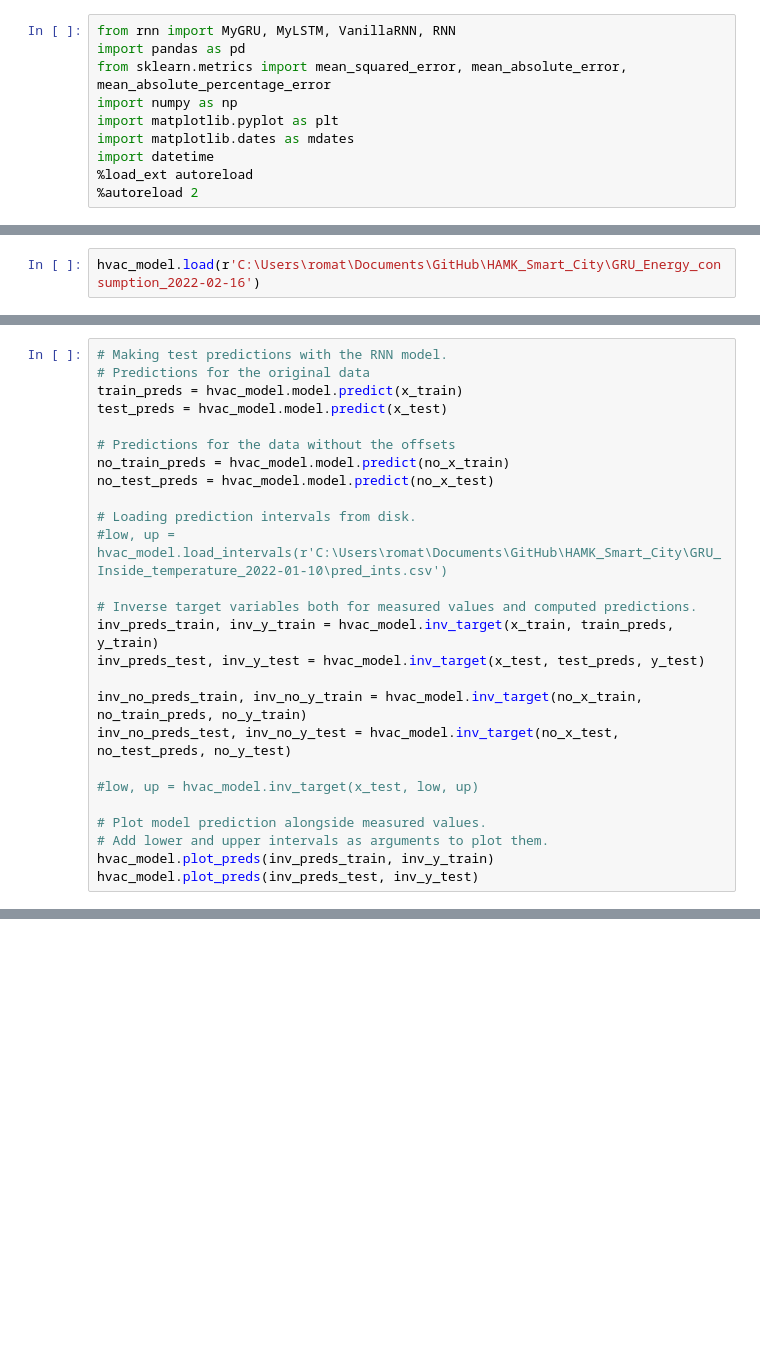
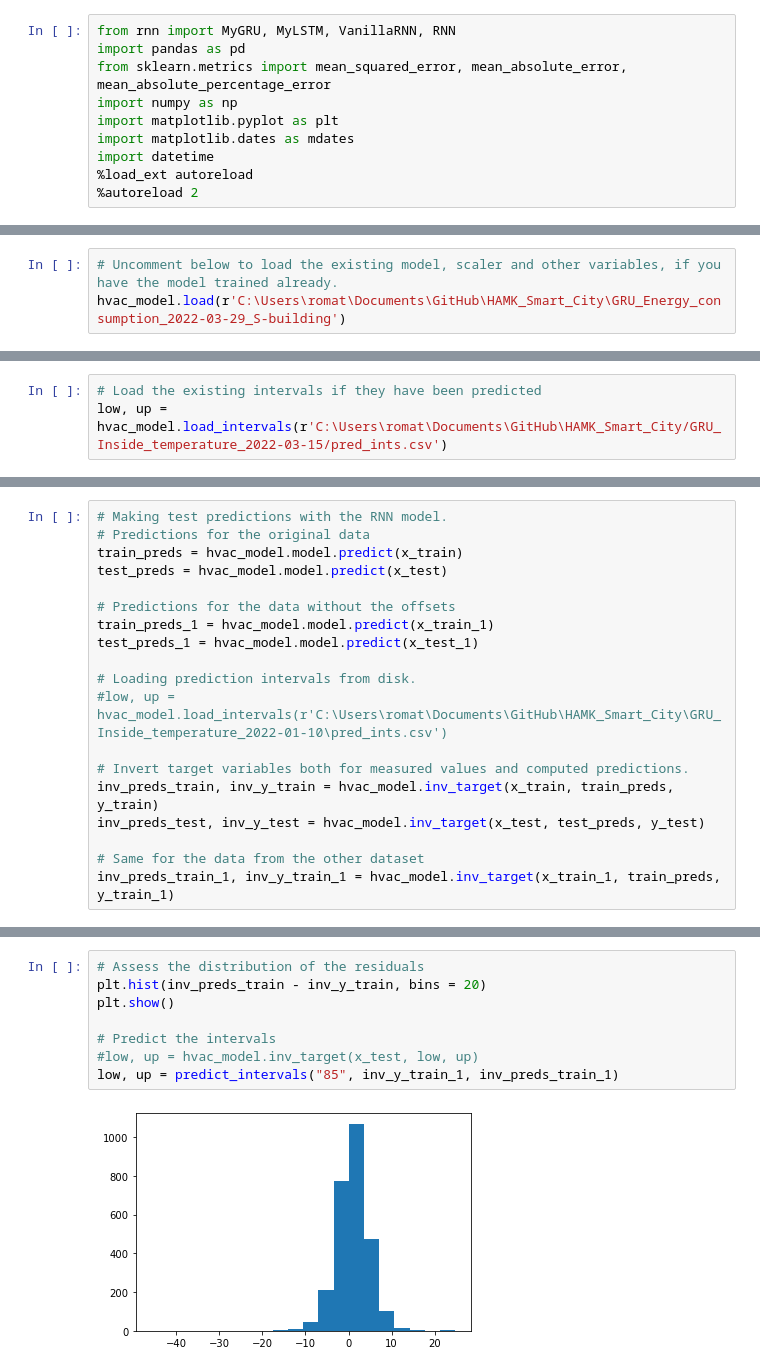
Before and after one commit to hamk-uas/HAMK_Smart_City, a Jupyter notebook: main.ipynb, the cells around one changed output, grey strips where cells are left out. Drawn from its saved outputs; the diff is of its cells as text; blank space fills up the shorter version.

Commit message:
Finalised the documentation. Reorganized the files

```diff
--- a/main.ipynb
+++ b/main.ipynb
@@ -103,2 +143,0 @@ Other variables saved.
-# %%
-hvac_model.load(r'C:\Users\romat\Documents\GitHub\HAMK_Smart_City\GRU_Energy_consumption_2022-02-16')
@@ -109,0 +144,3 @@ Other variables loaded.
+# %%
+# Uncomment below to load the existing model, scaler and other variables, if you have the model trained already.
+hvac_model.load(r'C:\Users\romat\Documents\GitHub\HAMK_Smart_City\GRU_Energy_consumption_2022-03-29_S-building')
@@ -136,0 +179,3 @@ TypeError: 'tuple' object is not callable
+# %%
+# Load the existing intervals if they have been predicted
+low, up = hvac_model.load_intervals(r'C:\Users\romat\Documents\GitHub\HAMK_Smart_City/GRU_Inside_temperature_2022-03-15/pred_ints.csv')
@@ -141,22 +214,15 @@ train_preds = hvac_model.model.predict(x_train)
 test_preds = hvac_model.model.predict(x_test)
 
 # Predictions for the data without the offsets
-no_train_preds = hvac_model.model.predict(no_x_train)
-no_test_preds = hvac_model.model.predict(no_x_test)
+train_preds_1 = hvac_model.model.predict(x_train_1)
+test_preds_1 = hvac_model.model.predict(x_test_1)
 
 # Loading prediction intervals from disk.
 #low, up = hvac_model.load_intervals(r'C:\Users\romat\Documents\GitHub\HAMK_Smart_City\GRU_Inside_temperature_2022-01-10\pred_ints.csv')
 
-# Inverse target variables both for measured values and computed predictions.
+# Invert target variables both for measured values and computed predictions.
 inv_preds_train, inv_y_train = hvac_model.inv_target(x_train, train_preds, y_train)
 inv_preds_test, inv_y_test = hvac_model.inv_target(x_test, test_preds, y_test)
 
-inv_no_preds_train, inv_no_y_train = hvac_model.inv_target(no_x_train, no_train_preds, no_y_train)
-inv_no_preds_test, inv_no_y_test = hvac_model.inv_target(no_x_test, no_test_preds, no_y_test)
-
-#low, up = hvac_model.inv_target(x_test, low, up)
-
-# Plot model prediction alongside measured values.
-# Add lower and upper intervals as arguments to plot them.
-hvac_model.plot_preds(inv_preds_train, inv_y_train)
-hvac_model.plot_preds(inv_preds_test, inv_y_test)
+# Same for the data from the other dataset
+inv_preds_train_1, inv_y_train_1 = hvac_model.inv_target(x_train_1, train_preds, y_train_1)
@@ -241,0 +229,10 @@ plt.show()
+# %%
+# Assess the distribution of the residuals
+plt.hist(inv_preds_train - inv_y_train, bins = 20)
+plt.show()
+
+# Predict the intervals
+#low, up = hvac_model.inv_target(x_test, low, up)
+low, up = predict_intervals("85", inv_y_train_1, inv_preds_train_1)
+# %% [output]
+[figure, added]
```
Also changed, not shown: parts of 30 cells of this notebook, 9 other files.
